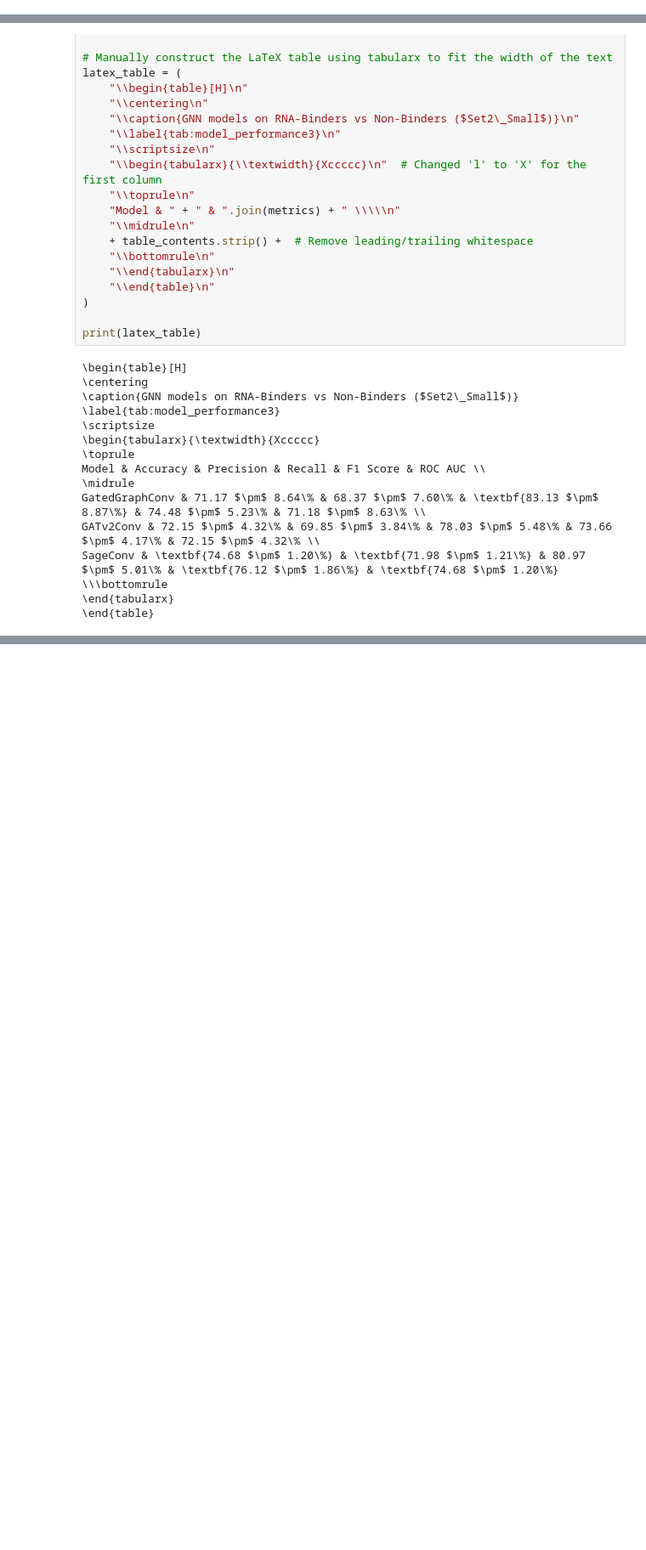
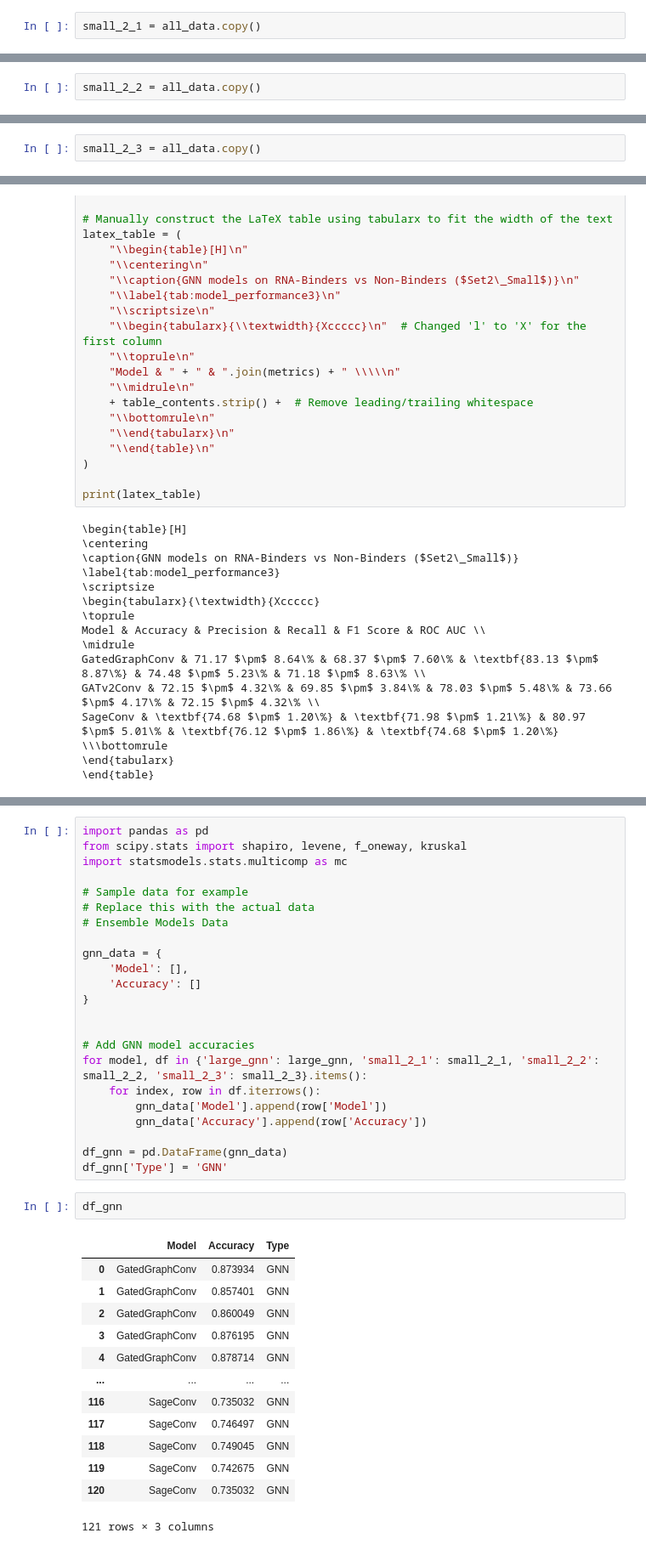
Before and after one commit to fulopjoz/gnn-rna-ligands-thesis, a Jupyter notebook: diploma_project_gnn/13_results_gnn.ipynb, the cells around one changed output, grey strips where cells are left out. Shown at 85% size. Drawn from its saved outputs; the diff is of its cells as text; blank space fills up the shorter version.

```diff
--- a/diploma_project_gnn/13_results_gnn.ipynb
+++ b/diploma_project_gnn/13_results_gnn.ipynb
@@ -231,6 +233,8 @@ all_data
 | 27 | 7 | 0.649932 | 0.610191 | 0.641447 | 0.497449 | 0.560345 | 0.610048 | SageConv |
 | 28 | 8 | 0.700046 | 0.617834 | 0.632948 | 0.558673 | 0.593496 | 0.617759 | SageConv |
 | 29 | 9 | 0.659240 | 0.602548 | 0.607527 | 0.576531 | 0.591623 | 0.602515 | SageConv |
+# %%
+small_2_1 = all_data.copy()
 # %%
 # Assuming 'accuracy' is the column name that contains accuracy scores
 # Find the row with the maximum accuracy
@@ -394,6 +398,8 @@ all_data
 | 28 | 4 | 0.383598 | 0.845860 | 0.879552 | 0.801020 | 0.838451 | 0.845803 | SageConv |
 | 29 | 8 | 0.303424 | 0.891720 | 0.898701 | 0.882653 | 0.890605 | 0.891708 | SageConv |
 | 30 | 9 | 0.328705 | 0.872611 | 0.866834 | 0.880102 | 0.873418 | 0.872621 | SageConv |
+# %%
+small_2_2 = all_data.copy()
 # %%
 # Assuming 'accuracy' is the column name that contains accuracy scores
 # Find the row with the maximum accuracy
@@ -557,6 +563,8 @@ all_data
 | 27 | 7 | 0.443641 | 0.749045 | 0.731591 | 0.785714 | 0.757688 | 0.749091 | SageConv |
 | 28 | 8 | 0.519326 | 0.742675 | 0.715909 | 0.803571 | 0.757212 | 0.742753 | SageConv |
 | 29 | 9 | 0.515803 | 0.735032 | 0.740260 | 0.725191 | 0.732648 | 0.735044 | SageConv |
+# %%
+small_2_3 = all_data.copy()
 # %%
 # Assuming 'accuracy' is the column name that contains accuracy scores
 # Find the row with the maximum accuracy
@@ -665,0 +1025,39 @@ SageConv & \textbf{74.68 $\pm$ 1.20\%} & \textbf{71.98 $\pm$ 1.21\%} & 80.97 $\p
+# %%
+import pandas as pd
+from scipy.stats import shapiro, levene, f_oneway, kruskal
+import statsmodels.stats.multicomp as mc
+
+# Sample data for example
+# Replace this with the actual data
+# Ensemble Models Data
+
+gnn_data = {
+    'Model': [],
+    'Accuracy': []
+}
+
+
+# Add GNN model accuracies
+for model, df in {'large_gnn': large_gnn, 'small_2_1': small_2_1, 'small_2_2': small_2_2, 'small_2_3': small_2_3}.items():
+    for index, row in df.iterrows():
+        gnn_data['Model'].append(row['Model'])
+        gnn_data['Accuracy'].append(row['Accuracy'])
+
+df_gnn = pd.DataFrame(gnn_data)
+df_gnn['Type'] = 'GNN'
+# %%
+df_gnn
+# %% [output]
+|  | Model | Accuracy | Type |
+| 0 | GatedGraphConv | 0.873934 | GNN |
+| 1 | GatedGraphConv | 0.857401 | GNN |
+| 2 | GatedGraphConv | 0.860049 | GNN |
+| 3 | GatedGraphConv | 0.876195 | GNN |
+| 4 | GatedGraphConv | 0.878714 | GNN |
+| ... | ... | ... | ... |
+| 116 | SageConv | 0.735032 | GNN |
+| 117 | SageConv | 0.746497 | GNN |
+| 118 | SageConv | 0.749045 | GNN |
+| 119 | SageConv | 0.742675 | GNN |
+| 120 | SageConv | 0.735032 | GNN |
+121 rows × 3 columns
```
Also changed, not shown: parts of 10 cells of this notebook, 1 other file.
